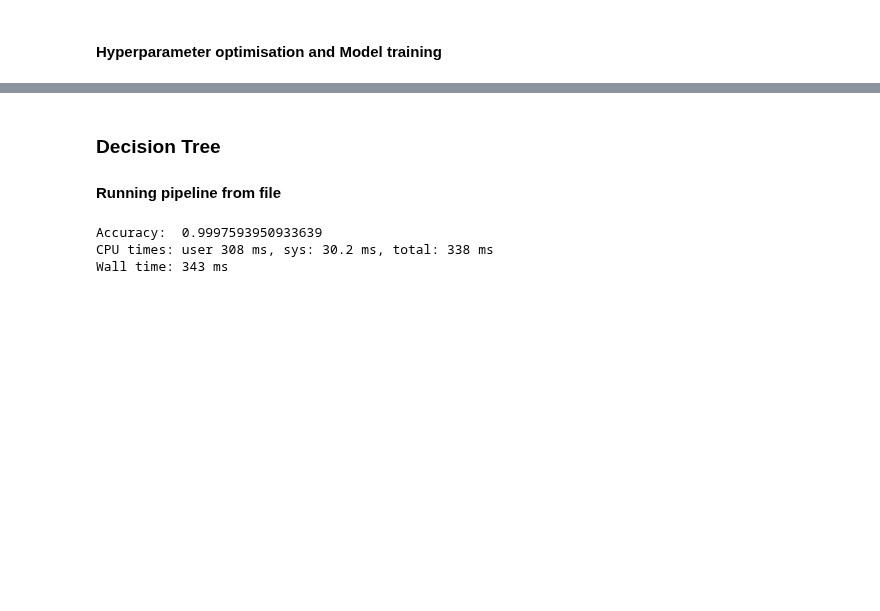
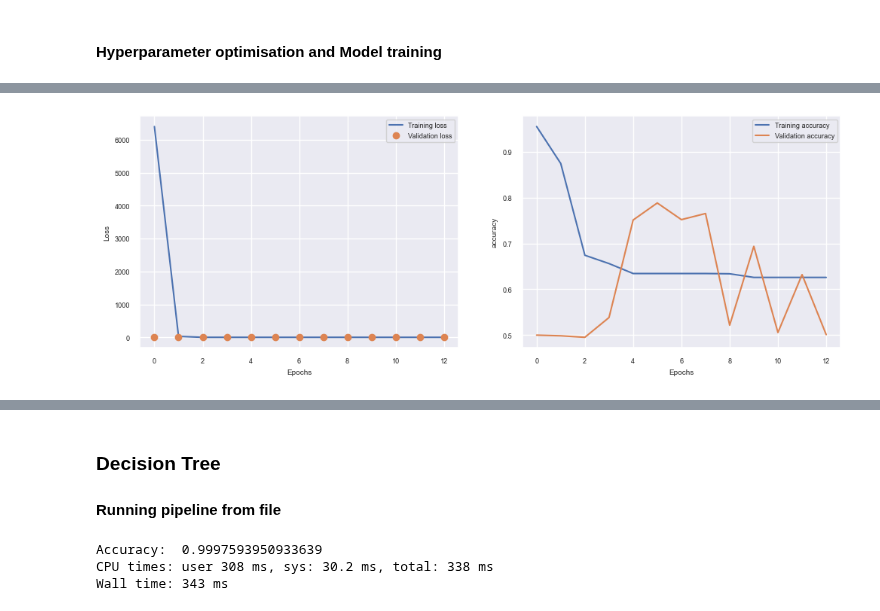
Before and after one commit to RealDyllon/3W-Petrobras, a Jupyter notebook: overviews/_baseline/Severe_Slugging_Classification.ipynb, the cells around one changed output, grey strips where cells are left out. Saved outputs shown, nothing was run; the diff lists cells and outputs as text; code cells hidden in the pictures; blank space fills up the shorter version.

```diff
--- a/overviews/_baseline/Severe_Slugging_Classification.ipynb
+++ b/overviews/_baseline/Severe_Slugging_Classification.ipynb
@@ -813,8 +813,7 @@ from keras.wrappers.scikit_learn import KerasClassifier
 from keras.models import Sequential
 from keras.layers import Dense
 
-
-def build_clf(num_units=10, num_hidden_layers=3):
+def build_clf(num_units=10, num_hidden_layers=1):
     # initialize Sequential model and adding layers to it
     ann_clf = tf.keras.models.Sequential()
 
@@ -826,7 +825,11 @@ def build_clf(num_units=10, num_hidden_layers=3):
     ann_clf.add(tf.keras.layers.Dense(units=1, activation='sigmoid'))
 
     # compiling model with chosen optimizer, loss function, and evaluation metrics
-    ann_clf.compile(optimizer='adam',loss='binary_crossentropy',metrics=['accuracy'])
+    ann_clf.compile(
+        optimizer=tf.keras.optimizers.Adam(learning_rate=1e-3),
+        loss=tf.keras.losses.BinaryCrossentropy(),
+        metrics=['accuracy']
+    )
 
     return ann_clf
 # %%
@@ -846,11 +849,11 @@ Wall time: 1min 20s
 # %%
 %%time
 
+# this way validation data won't be seen by the model
+X_train_, X_val, y_train_, y_val = train_test_split(X_train, y_train, test_size=0.3, random_state=42)
+
 param_grid = {
-    'dimred__n_components': [5, None],
-#     'ann_model__batch_size': [16, 32, 64, 128],
-    'ann_model__nb_epoch': [5, 10],
-    'ann_model__num_units': [8, 13, 21],
+#     'ann_model__num_units': [3, 5, 8, 13],
     'ann_model__num_hidden_layers': [2, 3, 4]
 }
 
@@ -859,7 +862,6 @@ ann_model = KerasClassifier(build_fn=build_clf, verbose=0)
 
 ann_pipeline = Pipeline([
     ('scaler',scaler_pipeline),
-    ('dimred', PCA()),
     ('ann_model',ann_model)
 ])
 
@@ -871,8 +873,7 @@ grid_search_ann = GridSearchCV(
     verbose=0
 )
 
-grid_search_ann.fit(X_train, y_train)
-
+grid_search_ann.fit(X_train_, y_train_)
 
 os.system('say "the Hyperparameters for Neural Networks were successfully found."')
 # %% [output]
@@ -922,3 +954,26 @@ print(grid_search_ann.best_params_)
+# %%
+%%time
+
+# plot the training and validation loss and binary accuracy side by side
+fig, (ax1, ax2) = plt.subplots(1, 2, figsize=(12, 4))
+
+# plot the loss
+ax1.plot(history.history['loss'])
+ax1.plot(history.history['val_loss'],'o')
+ax1.set_xlabel('Epochs')
+ax1.set_ylabel('Loss')
+ax1.legend(['Training loss', 'Validation loss'])
+
+# plot the binary accuracy
+ax2.plot(history.history['accuracy'])
+ax2.plot(history.history['val_accuracy'])
+ax2.set_xlabel('Epochs')
+ax2.set_ylabel('accuracy')
+ax2.legend(['Training accuracy', 'Validation accuracy'])
+
+plt.show()
+# %% [output]
+[figure, added]
 # %%
 %%time
 
```
Also changed, not shown: parts of 32 cells of this notebook, 2 other files.
